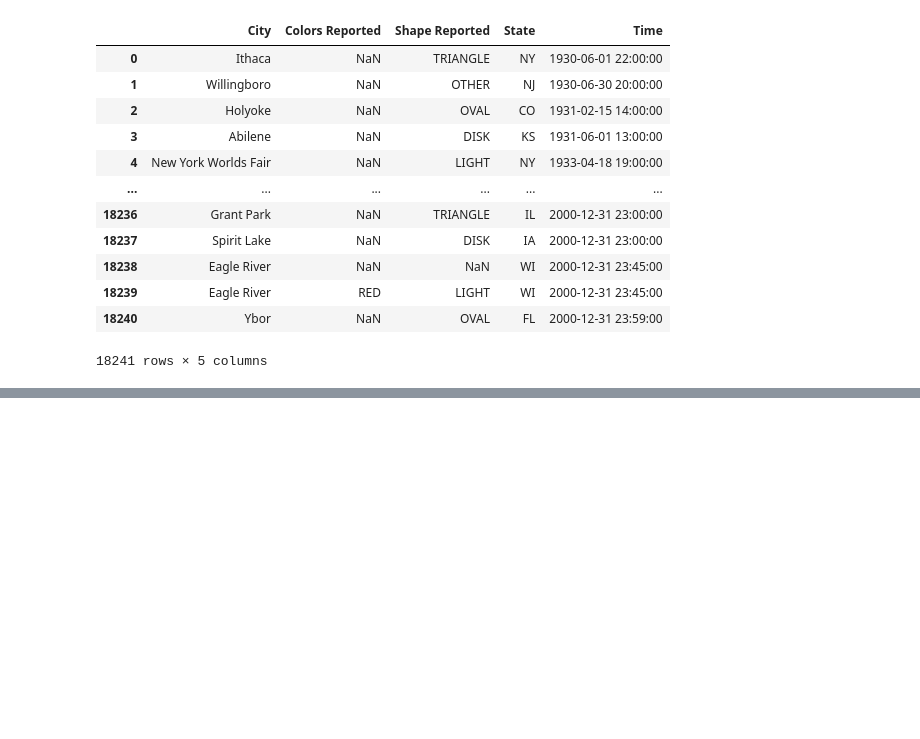
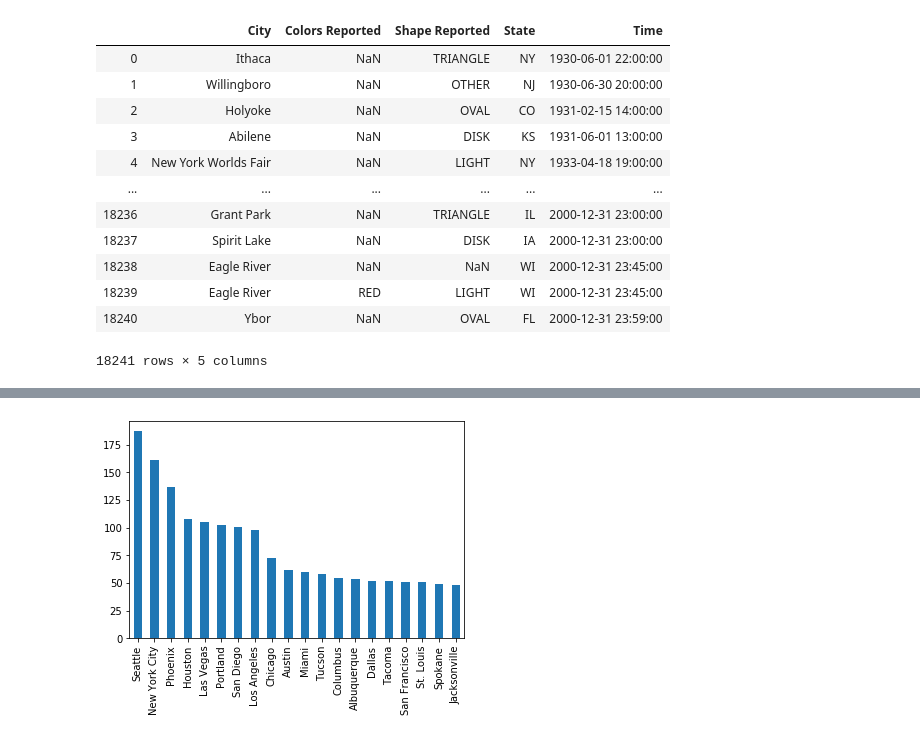
Before and after one commit to micahluedtke/engineering_computation_data_science, a Jupyter notebook: Lecture05/PS2.ipynb, the cells around one changed output, grey strips where cells are left out. Saved outputs shown, nothing was run; the diff lists cells and outputs as text; code cells hidden in the pictures; blank space fills up the shorter version.

```diff
--- a/Lecture05/PS2.ipynb
+++ b/Lecture05/PS2.ipynb
@@ -37,0 +83,2 @@ ufo
+# %%
+ufo['Date'] = ufo['Time'].map(find_date)
@@ -37,0 +165,4 @@ ufo
+# %%
+ufo['City'].value_counts().sort_values(ascending=False)[:20].plot(kind = 'bar');
+# %% [output]
+[figure, added]
```
Also changed, not shown: parts of 33 cells of this notebook, 3 other files.
